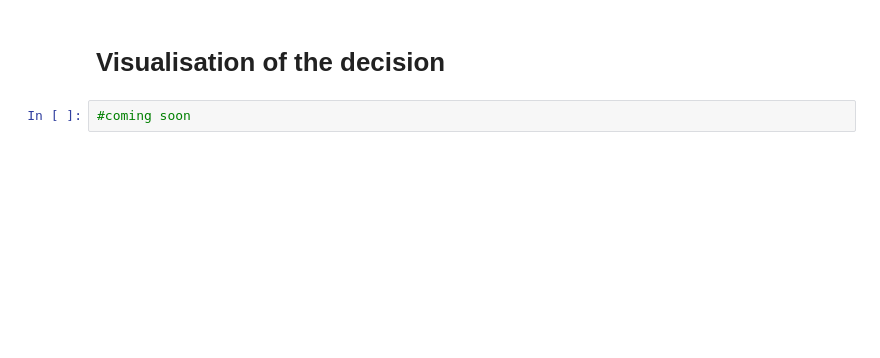
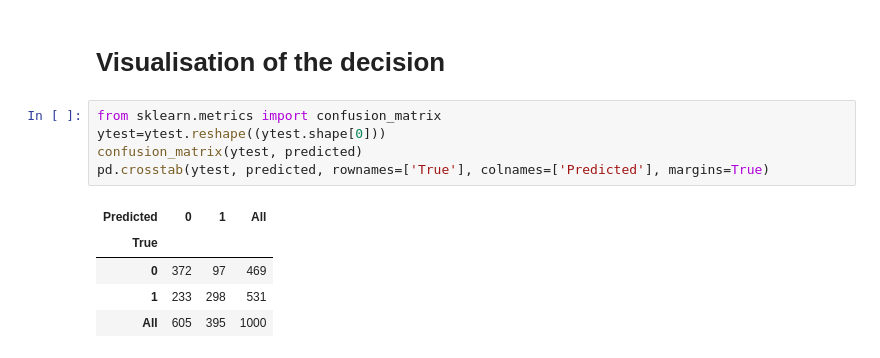
Before and after one commit to hadjuse/Spotify-graphic-and-interpretation, a Jupyter notebook: main.ipynb, the cells around one changed output. Cells and saved outputs as stored; diff of their text form; blank space fills up the shorter version.

```diff
--- a/main.ipynb
+++ b/main.ipynb
@@ -248,4 +247,13 @@ Best score model now: 0.671
 # %% [markdown]
 # Visualisation of the decision
-# %%
-#coming soon
+# %%
+from sklearn.metrics import confusion_matrix
+ytest=ytest.reshape((ytest.shape[0]))
+confusion_matrix(ytest, predicted)
+pd.crosstab(ytest, predicted, rownames=['True'], colnames=['Predicted'], margins=True)
+# %% [output]
+| Predicted | 0 | 1 | All |
+| True |  |  |  |
+| 0 | 372 | 97 | 469 |
+| 1 | 233 | 298 | 531 |
+| All | 605 | 395 | 1000 |
```
Also changed, not shown: parts of 6 cells of this notebook.
